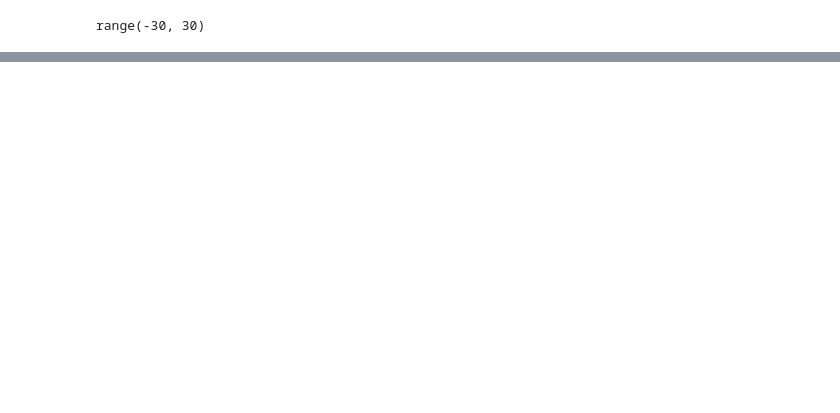
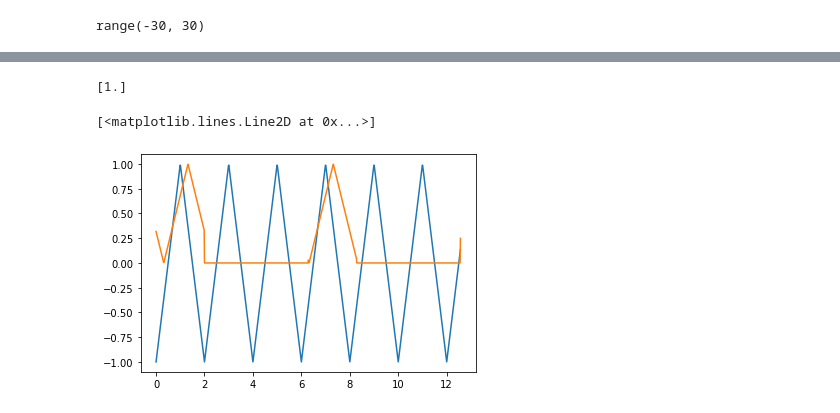
Before and after one commit to CiTRuS93/Signals-and-Systems-Course, a Jupyter notebook: hadar's send box.ipynb, the cells around one changed output, grey strips where cells are left out. Cells and saved outputs as stored; diff of their text form; code cells hidden in the pictures; blank space fills up the shorter version.

Commit message:
added triangle

```diff
--- a/hadar's send box.ipynb
+++ b/hadar's send box.ipynb
@@ -390,0 +384,19 @@ ax.stem(k,C0)
+# %%
+window = signal.triang(1)
+print(window)
+# %% [output]
+[1.]
+# %%
+t = np.linspace(0, 4*np.pi, 1000)
+
+triangle = [signal.sawtooth( np.pi * i, 0.5) for i in t]
+
+plt.plot(t, triangle)
+
+
+tri = lambda t: (signal.sawtooth(2 * np.pi *(1/w0) * t, 0.5)+1)/2 if t%(2*np.pi)<=w0 else 0
+mtri = [tri(i) for i in t]
+plt.plot(t,mtri)
+# %% [output]
+[<matplotlib.lines.Line2D at 0x...>]
+[figure, added]
```
Also changed, not shown: parts of 8 cells of this notebook, 1 other file.
